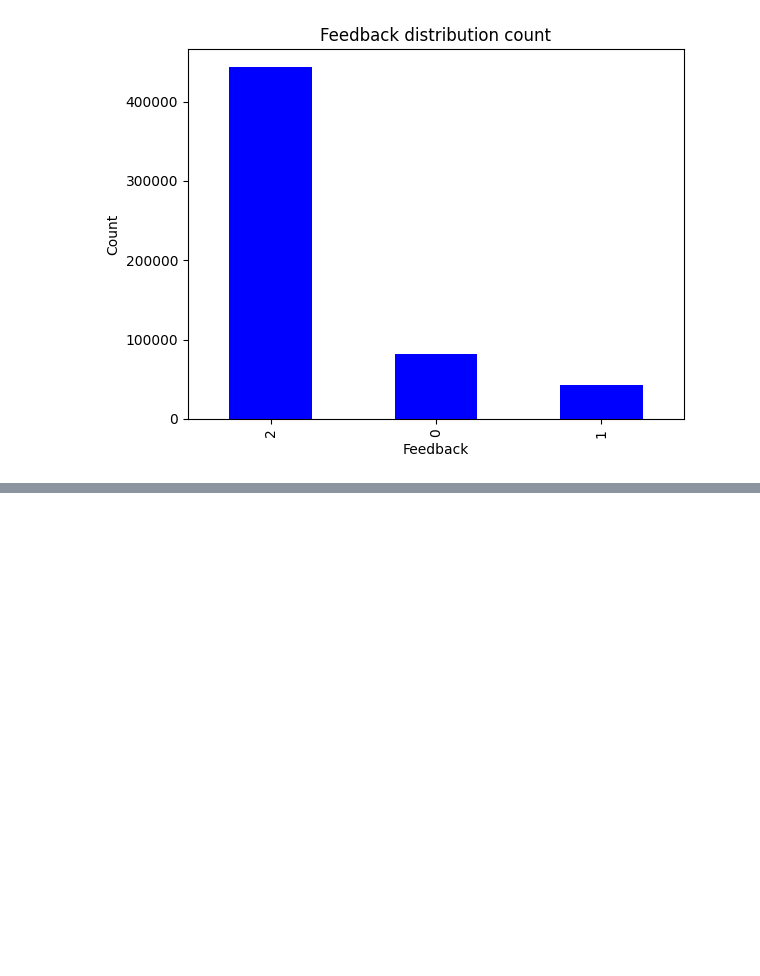
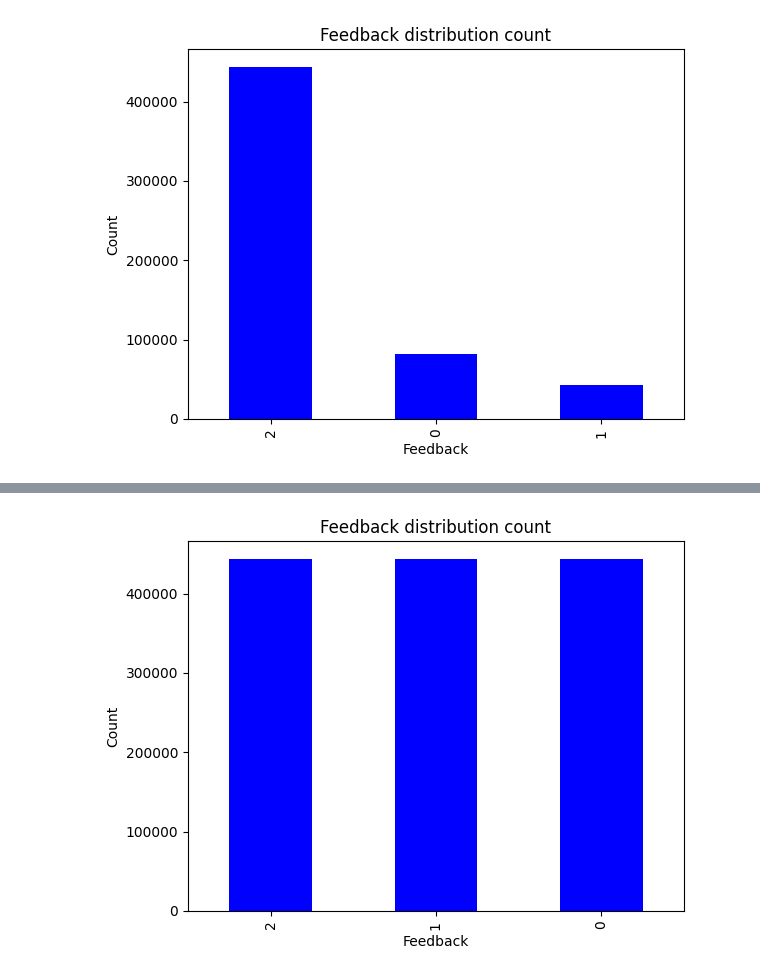
Before and after one commit to SAYANGHOSH2002/Customer-Sentiment-Analysis, a Jupyter notebook: Customer_Sentiment_Analysis.ipynb, the cells around one changed output, grey strips where cells are left out. Saved outputs shown, nothing was run; the diff lists cells and outputs as text; code cells hidden in the pictures; blank space fills up the shorter version.

```diff
--- a/Customer_Sentiment_Analysis.ipynb
+++ b/Customer_Sentiment_Analysis.ipynb
@@ -264,0 +234,6 @@ unique_positive = " ".join(unique_positive)
+# %%
+# List of columns to drop
+columns_to_drop = ['ProductId', 'UserId', 'ProfileName', 'HelpfulnessNumerator', 'HelpfulnessDenominator', 'Score', 'Time', 'Summary']
+
+# Drop the specified columns
+df = data.drop(columns=columns_to_drop)
@@ -264,0 +249,23 @@ unique_positive = " ".join(unique_positive)
+# %%
+from sklearn.utils import resample
+
+# Separate data by feedback value
+feedback_0 = df[df['Feedback'] == 0]
+feedback_1 = df[df['Feedback'] == 1]
+feedback_2 = df[df['Feedback'] == 2]
+
+# Determine the size of the majority class
+majority_class_size = len(feedback_2)
+
+# Upsample minority classes (0 and 1) by resampling indices
+feedback_0_upsampled = resample(feedback_0, replace=True, n_samples=majority_class_size, random_state=42)
+feedback_1_upsampled = resample(feedback_1, replace=True, n_samples=majority_class_size, random_state=42)
+
+# Concatenate upsampled data with the majority class data
+df_upsampled = pd.concat([feedback_0_upsampled, feedback_1_upsampled, feedback_2])
+
+# Shuffle the DataFrame
+df_upsampled = df_upsampled.sample(frac=1, random_state=42).reset_index(drop=True)
+
+# Print the upsampled DataFrame
+print(df_upsampled)
@@ -264,0 +287,8 @@ unique_positive = " ".join(unique_positive)
+# %%
+df_upsampled['Feedback'].value_counts().plot.bar(color = 'blue')
+plt.title('Feedback distribution count')
+plt.xlabel('Feedback')
+plt.ylabel('Count')
+plt.show()
+# %% [output]
+[figure, added]
```
Also changed, not shown: parts of 20 cells of this notebook.
